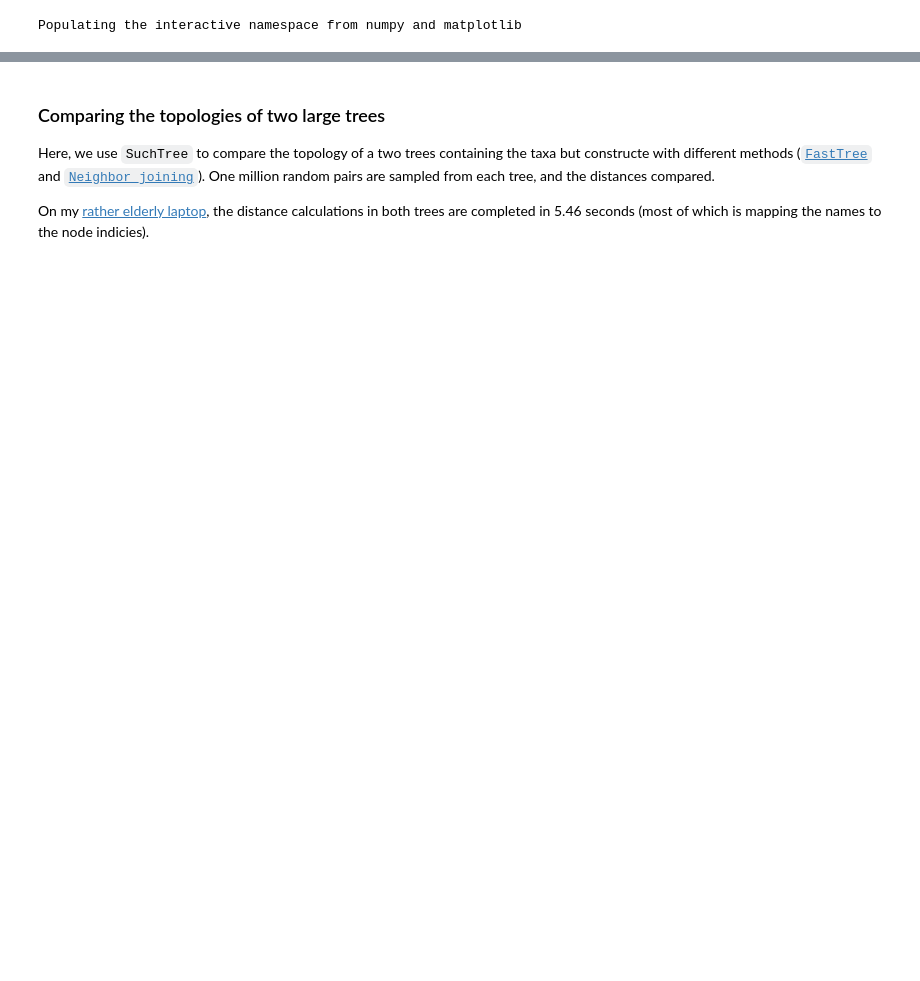
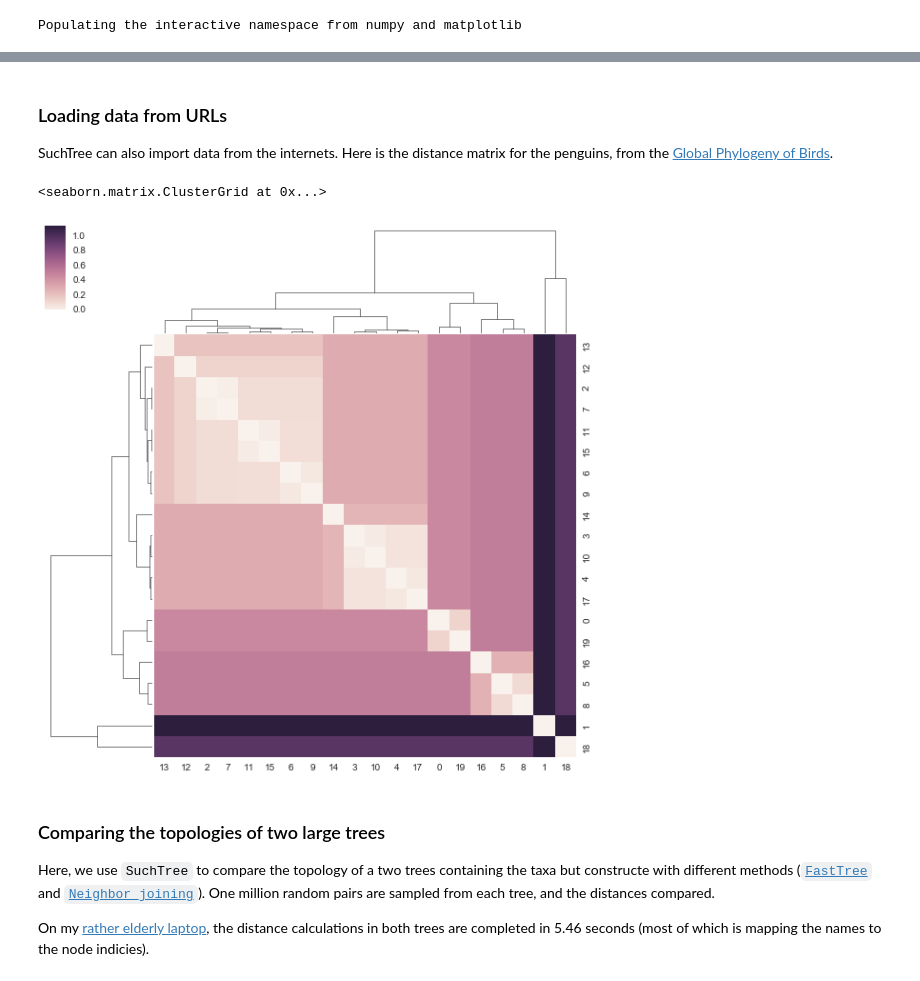
Before and after one commit to ryneches/SuchTree, a Jupyter notebook: examples.ipynb, the cells around one changed output, grey strips where cells are left out. Cells and saved outputs as stored; diff of their text form; code cells hidden in the pictures; blank space fills up the shorter version.

```diff
--- a/examples.ipynb
+++ b/examples.ipynb
@@ -39,3 +71,23 @@ seaborn.heatmap(D2)
+# %% [markdown]
+### Loading data from URLs
+
+SuchTree can also import data from the internets. Here is the distance matrix for
+the penguins, from the [Global Phylogeny of Birds](http://birdtree.org/).
+# %%
+T = SuchTree( 'http://litoria.eeb.yale.edu/bird-tree/archives/PatchClade/Stage2/set1/Spheniscidae.tre' )
+
+D3_list = []
+for i,a in enumerate(T.leafs.values()) :
+    for j,b in enumerate( T.leafs.values() ) :
+        D3_list.append( ( a, b ) )
+D3_array = array( D3_list )
+D3 = T.distances( D3_array )
+D3 = D3.reshape( ( len(T.leafs), len(T.leafs) ) )
+
+seaborn.clustermap(D3)
+# %% [output]
+<seaborn.matrix.ClusterGrid at 0x...>
+[figure, added]
 # %% [markdown]
 ### Comparing the topologies of two large trees
 
```
Also changed, not shown: parts of 11 cells of this notebook, 1 other file.
